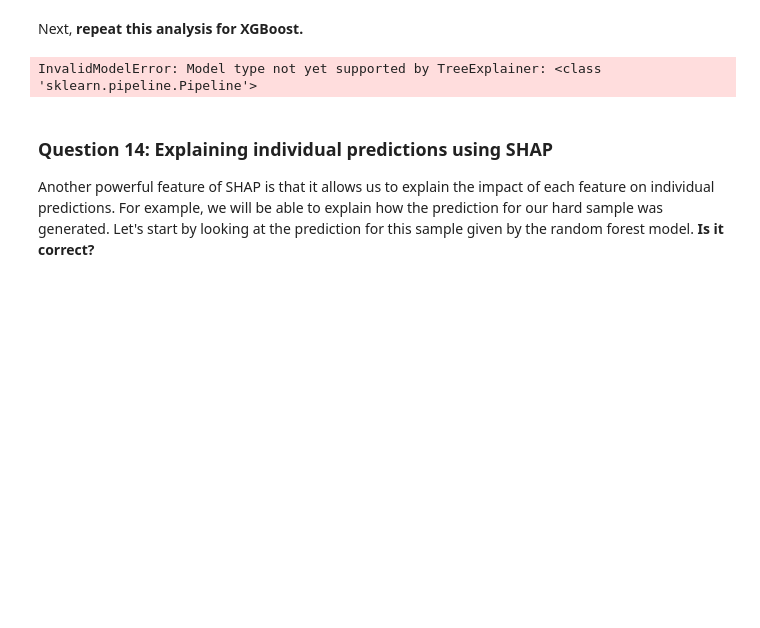
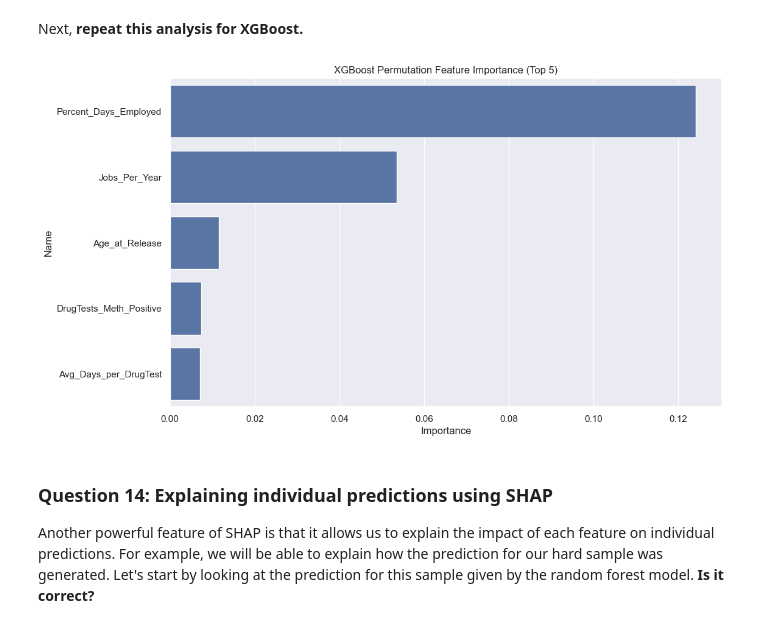
Before and after one commit to lunamgulec/DSCI430-assign3, a Jupyter notebook: module3-assignment.ipynb, the cells around one changed output. Cells and saved outputs as stored; diff of their text form; code cells hidden in the pictures; blank space fills up the shorter version.

```diff
--- a/module3-assignment.ipynb
+++ b/module3-assignment.ipynb
@@ -1271,31 +1278,39 @@ Given the new information obtained using the SHAP library on the Random Forest m
 # %% [markdown]
 
 Next, **repeat this analysis for XGBoost.**
-# %%
-# Your solution here
-
-ind = np.random.choice(len(X_test_enc) - 1, 1000, replace=False)
-ind = np.append(ind, 5)  # include your "hard sample"
-
-xgb_explainer = shap.TreeExplainer(xgboost_model)
-
-xgb_shap_values = xgb_explainer.shap_values(X_test_enc.iloc[ind])
-
-if len(xgb_shap_values.shape) == 3:
-    values = np.abs(xgb_shap_values[:, :, 1]).mean(0)
-else:
-    values = np.abs(xgb_shap_values).mean(0)
-
-shap_df = pd.DataFrame(data=values, index=feature_names, columns=["SHAP"])
-shap_df.sort_values(by="SHAP", ascending=False)[:10]
-
-shap.summary_plot(
-    xgb_shap_values[:, :, 1] if len(xgb_shap_values.shape) == 3 else xgb_shap_values,
-    X_test_enc.iloc[ind],
-    plot_size=[12,6]
-)
-# %% [output]
-InvalidModelError: Model type not yet supported by TreeExplainer: <class 'sklearn.pipeline.Pipeline'>
+# %%
+# Your solution here
+
+# 1. Map y_test to numbers (0 and 1) to match XGBoost's output
+# Assuming 'No' -> 0 and 'Yes' -> 1
+label_map = {"No": 0, "Yes": 1}
+y_test_numeric = y_test.map(label_map)
+
+# 2. Run permutation importance using the numeric y_test
+out_xgb = permutation_importance(
+    xgboost_model,
+    X_test,
+    y_test_numeric,   # Use the numeric labels here
+    n_repeats=5,      # Lower repeats for speed as per the hint
+    random_state=0
+)
+
+# 3. Store results in a DataFrame
+result_xgb = pd.DataFrame({
+    "Name": X_test.columns,
+    "Importance": out_xgb["importances_mean"],
+    "STD": out_xgb["importances_std"]
+})
+
+# 4. Sort and Visualize
+result_xgb = result_xgb.sort_values(by="Importance", ascending=False)
+
+sns.set(rc={'figure.figsize':(11.7,7)})
+sns.barplot(data=result_xgb[:5], y="Name", x="Importance")
+plt.title("XGBoost Permutation Feature Importance (Top 5)")
+plt.show()
+# %% [output]
+[figure, added]
 # %% [markdown]
 ### Question 14: Explaining individual predictions using SHAP
 
```
Also changed, not shown: parts of 16 cells of this notebook.
